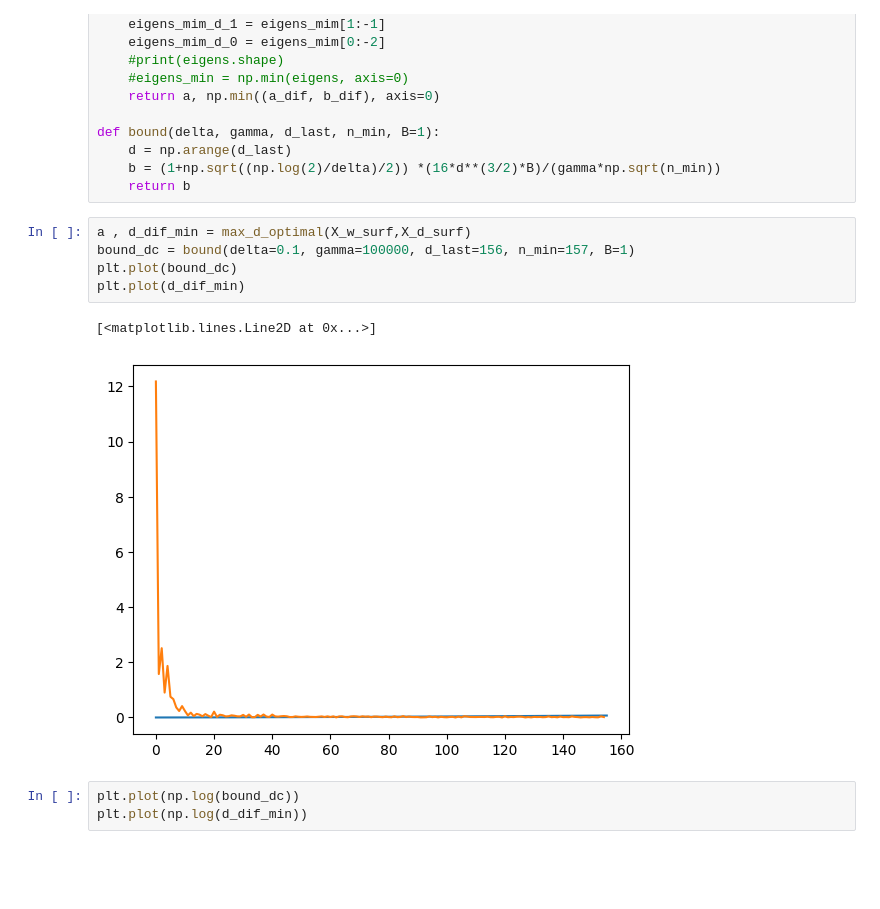
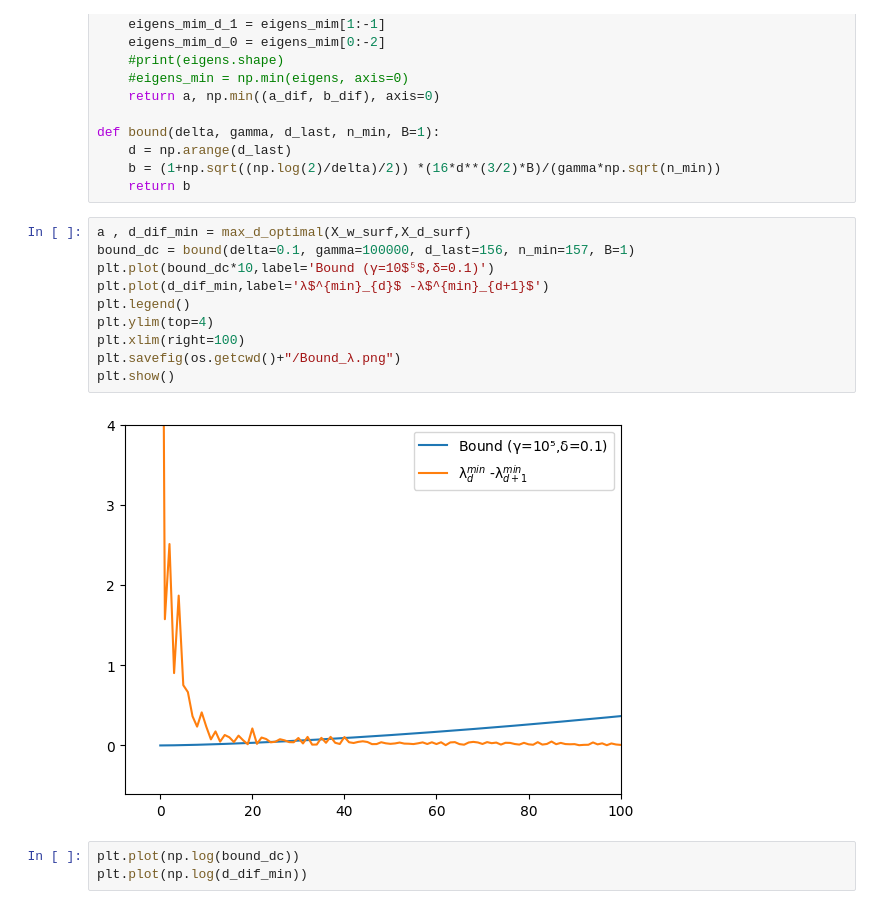
Before and after one commit to Dernalord/Project_OT, a Jupyter notebook: Project_OT.ipynb, the cells around one changed output. Cells and saved outputs as stored; diff of their text form; blank space fills up the shorter version.

```diff
--- a/Project_OT.ipynb
+++ b/Project_OT.ipynb
@@ -136,11 +138,15 @@ def bound(delta, gamma, d_last, n_min, B=1):
 # %%
 a , d_dif_min = max_d_optimal(X_w_surf,X_d_surf)
 bound_dc = bound(delta=0.1, gamma=100000, d_last=156, n_min=157, B=1)
-plt.plot(bound_dc)
-plt.plot(d_dif_min)
+plt.plot(bound_dc*10,label='Bound (γ=10$⁵$,δ=0.1)')
+plt.plot(d_dif_min,label='λ$^{min}_{d}$ -λ$^{min}_{d+1}$')
+plt.legend()
+plt.ylim(top=4)
+plt.xlim(right=100)
+plt.savefig(os.getcwd()+"/Bound_λ.png")
+plt.show()
 # %% [output]
-[<matplotlib.lines.Line2D at 0x...>]
-[figure, old version]
+[figure, new version]
 # %%
 plt.plot(np.log(bound_dc))
 plt.plot(np.log(d_dif_min))
```
Also changed, not shown: parts of 13 cells of this notebook, 4 other files.
